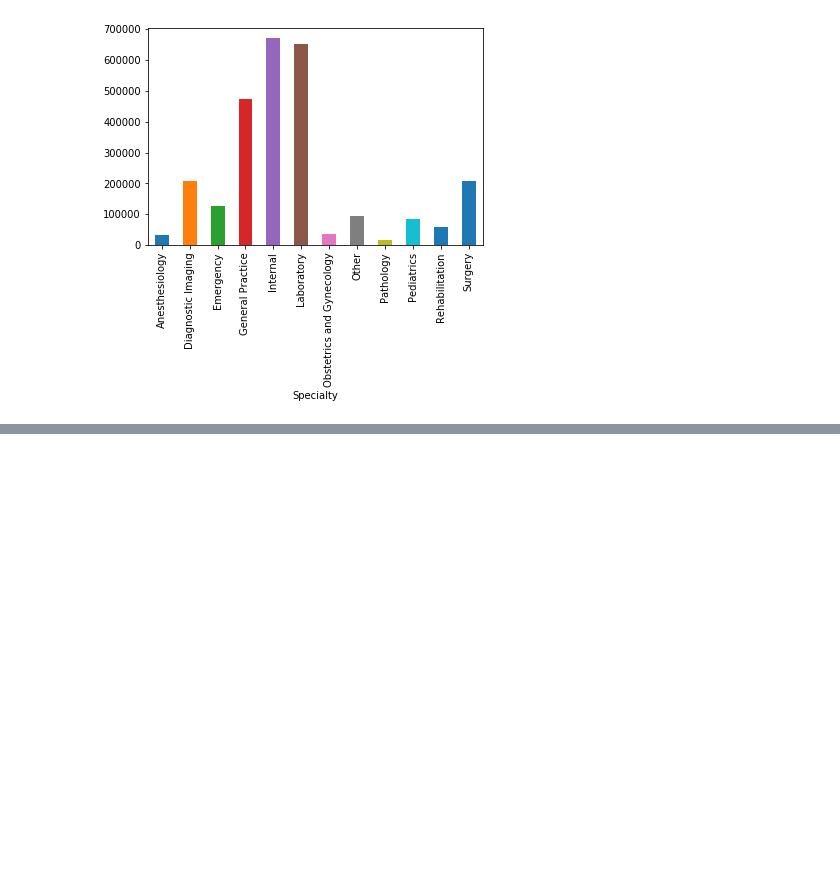
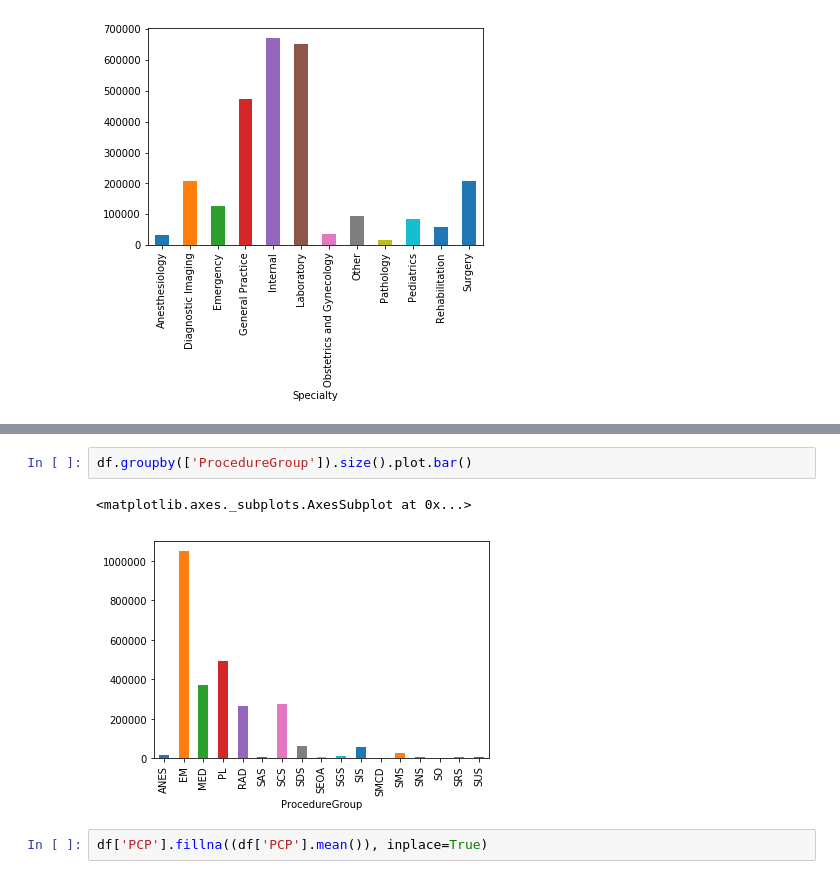
Before and after one commit to truongkhanhduy95/Heritage-Health-Prize, a Jupyter notebook: explore.ipynb, the cells around one changed output, grey strips where cells are left out. Cells and saved outputs as stored; diff of their text form; blank space fills up the shorter version.

```diff
--- a/explore.ipynb
+++ b/explore.ipynb
@@ -89,0 +102,7 @@ df.groupby(['Specialty']).size().plot.bar()
+# %%
+df.groupby(['ProcedureGroup']).size().plot.bar()
+# %% [output]
+<matplotlib.axes._subplots.AxesSubplot at 0x...>
+[figure, added]
+# %%
+df['PCP'].fillna((df['PCP'].mean()), inplace=True)
```
Also changed, not shown: parts of 3 cells of this notebook.
